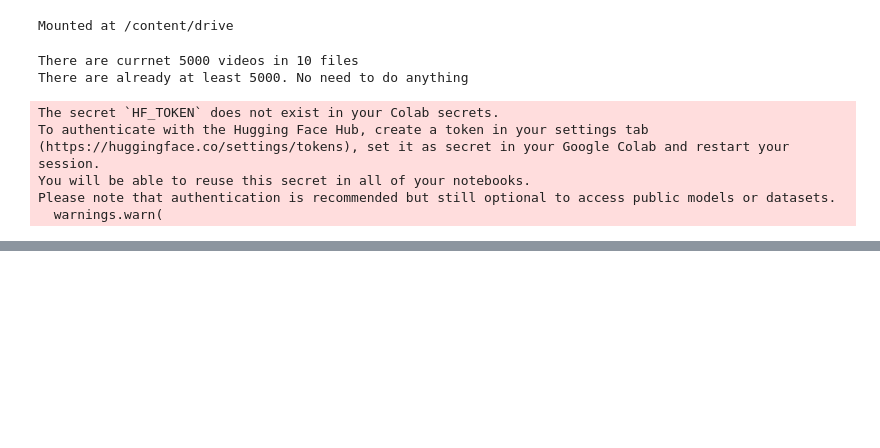
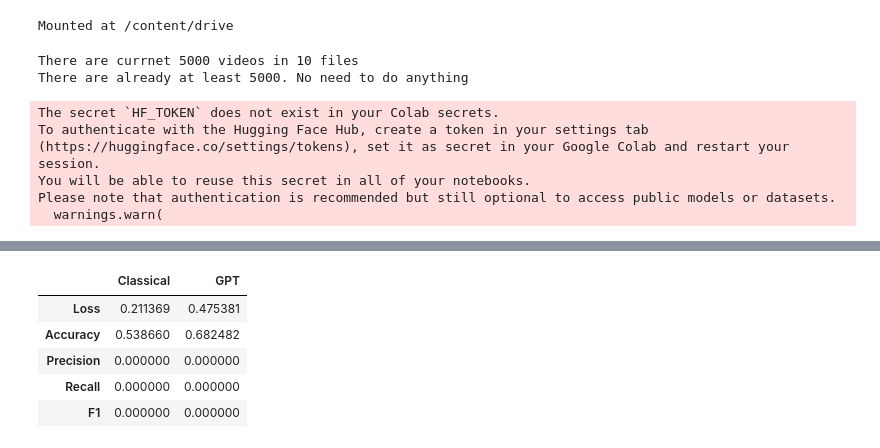
Before and after one commit to stavco9/nlp-final-project, a Jupyter notebook: main.ipynb, the cells around one changed output, grey strips where cells are left out. Cells and saved outputs as stored; diff of their text form; code cells hidden in the pictures; blank space fills up the shorter version.

```diff
--- a/main.ipynb
+++ b/main.ipynb
@@ -516,8 +483,11 @@ Average accuracy rate: 0.7790443745313906
 # %%
-    model_classical.test()
-    precision, recall, f1 = model_classical.calculate_metrics()
+    classical_loss, classical_accuracy = model_classical.test()
+    classical_precision, classical_recall, classical_f1 = model_classical.calculate_metrics()
 
-    print(f'Precision: {precision}')
-    print(f'Recall: {recall}')
-    print(f'F1 Score: {f1}')
+    print(f'\nFinal results:\n----------------')
+    print(f'Loss: {classical_loss}')
+    print(f'Accuracy: {classical_accuracy}')
+    print(f'Precision: {classical_precision}')
+    print(f'Recall: {classical_recall}')
+    print(f'F1 Score: {classical_f1}')
 # %% [output]
@@ -596,8 +531,11 @@ Average accuracy rate: 0.6908682134805941
 # %%
-  model_gpt.test()
-  precision, recall, f1 = model_gpt.calculate_metrics()
+    gpt_loss, gpt_accuracy = model_gpt.test()
+    gpt_precision, gpt_recall, gpt_f1 = model_gpt.calculate_metrics()
 
-  print(f'Precision: {precision}')
-  print(f'Recall: {recall}')
-  print(f'F1 Score: {f1}')
+    print(f'\nFinal results:\n----------------')
+    print(f'Loss: {gpt_loss}')
+    print(f'Accuracy: {gpt_accuracy}')
+    print(f'Precision: {gpt_precision}')
+    print(f'Recall: {gpt_recall}')
+    print(f'F1 Score: {gpt_f1}')
 # %% [output]
@@ -646,0 +559,22 @@ True values
+# %%
+import pandas as pd
+
+heads = ["Classical", "GPT"]
+data = [
+    [classical_loss, gpt_loss],
+    [classical_accuracy, gpt_accuracy],
+    [classical_precision, gpt_precision],
+    [classical_recall, gpt_recall],
+    [classical_f1, gpt_f1]
+]
+row_index= ["Loss", "Accuracy", "Precision", "Recall", "F1"]
+
+df = pd.DataFrame(data, columns=heads, index=row_index)
+df
+# %% [output]
+|  | Classical | GPT |
+| Loss | 0.211369 | 0.475381 |
+| Accuracy | 0.538660 | 0.682482 |
+| Precision | 0.000000 | 0.000000 |
+| Recall | 0.000000 | 0.000000 |
+| F1 | 0.000000 | 0.000000 |
```
Also changed, not shown: parts of 14 cells of this notebook.
